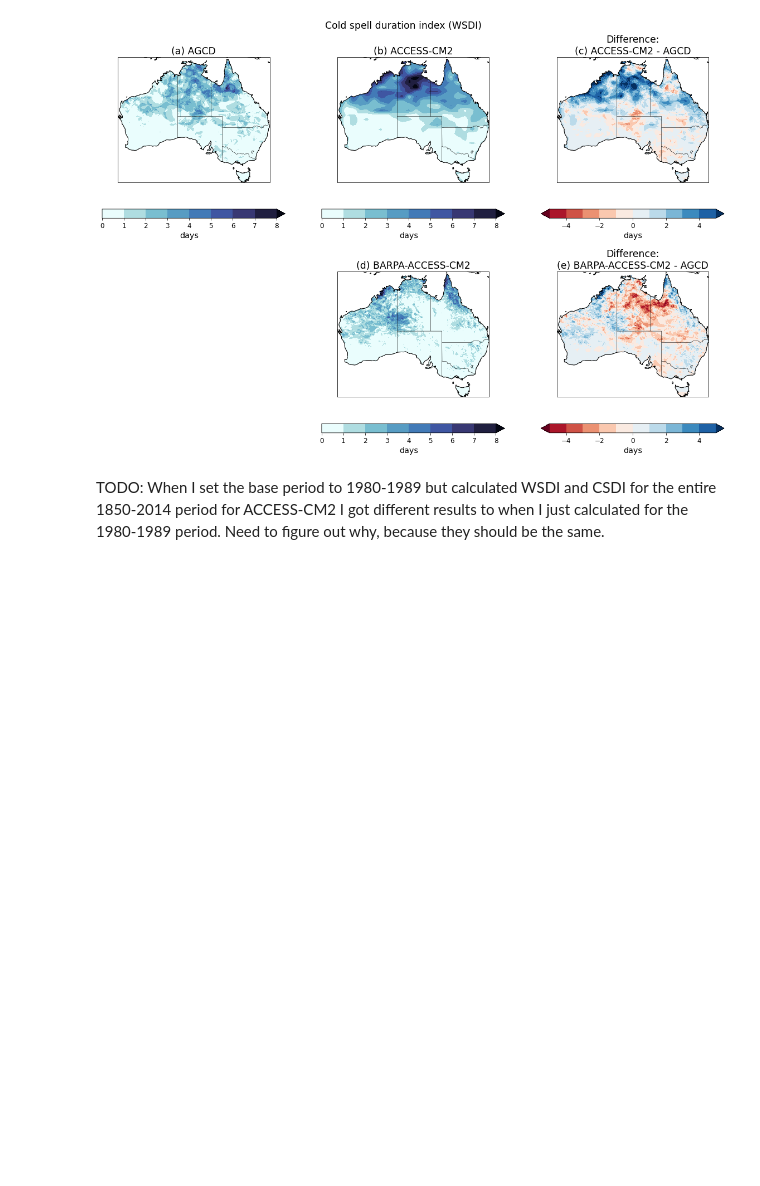
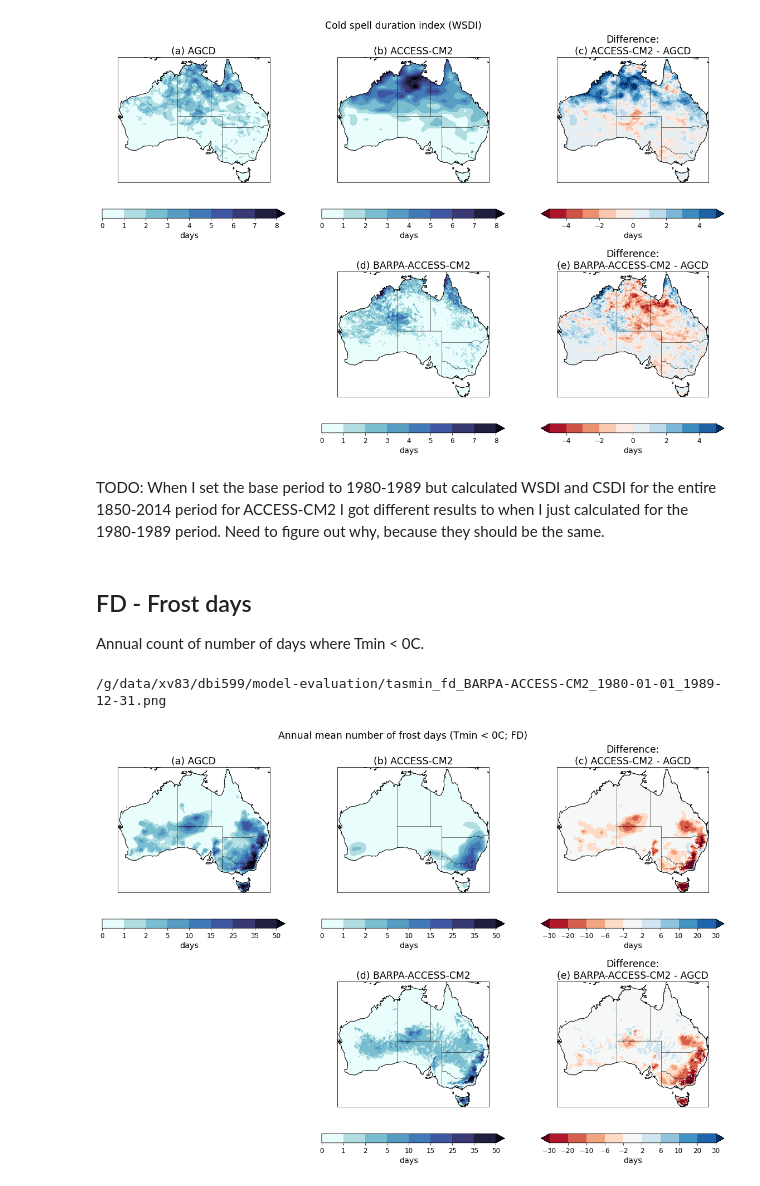
Before and after one commit to AusClimateService/model-evaluation, a Jupyter notebook: temperature_extremes.ipynb, the cells around one changed output. Cells and saved outputs as stored; diff of their text form; code cells hidden in the pictures; blank space fills up the shorter version.

```diff
--- a/temperature_extremes.ipynb
+++ b/temperature_extremes.ipynb
@@ -151,3 +151,20 @@ plot_index(
 [figure]
 # %% [markdown]
 TODO: When I set the base period to 1980-1989 but calculated WSDI and CSDI for the entire 1850-2014 period for ACCESS-CM2 I got different results to when I just calculated for the 1980-1989 period. Need to figure out why, because they should be the same.
+# %% [markdown]
+## FD - Frost days
+
+Annual count of number of days where Tmin < 0C.
+# %%
+plot_index(
+    'tasmin',
+    'FD',
+    [0, 1, 2, 5, 10, 15, 25, 35, 50],
+    [-30, -20, -10, -6, -2, 2, 6, 10, 20, 30],
+    '/g/data/xv83/dbi599/indices/fd_year_AGCD_v1_r005_1910-2021.nc',
+    '/g/data/xv83/dbi599/indices/fd_year_ACCESS-CM2_historical_r4i1p1f1_gn_1850-2014.nc',
+    '/g/data/xv83/dbi599/indices/fd_year_BOM-BARPA-R-ACCESS-CM2_historical_r4i1p1f1_gn_1980-1989.nc',
+)
+# %% [output]
+/g/data/xv83/dbi599/model-evaluation/tasmin_fd_BARPA-ACCESS-CM2_1980-01-01_1989-12-31.png
+[figure, added]
```
Also changed, not shown: parts of 2 cells of this notebook, 2 other files.
